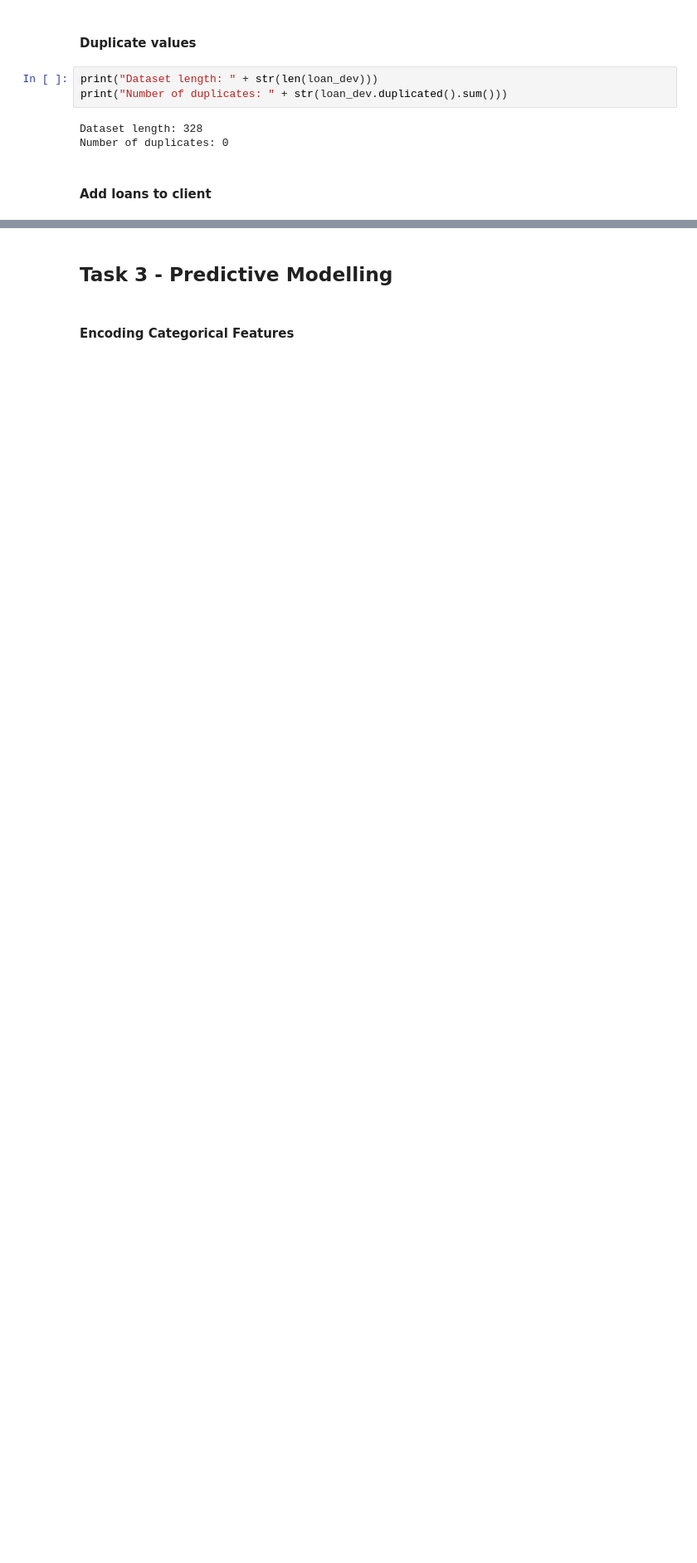
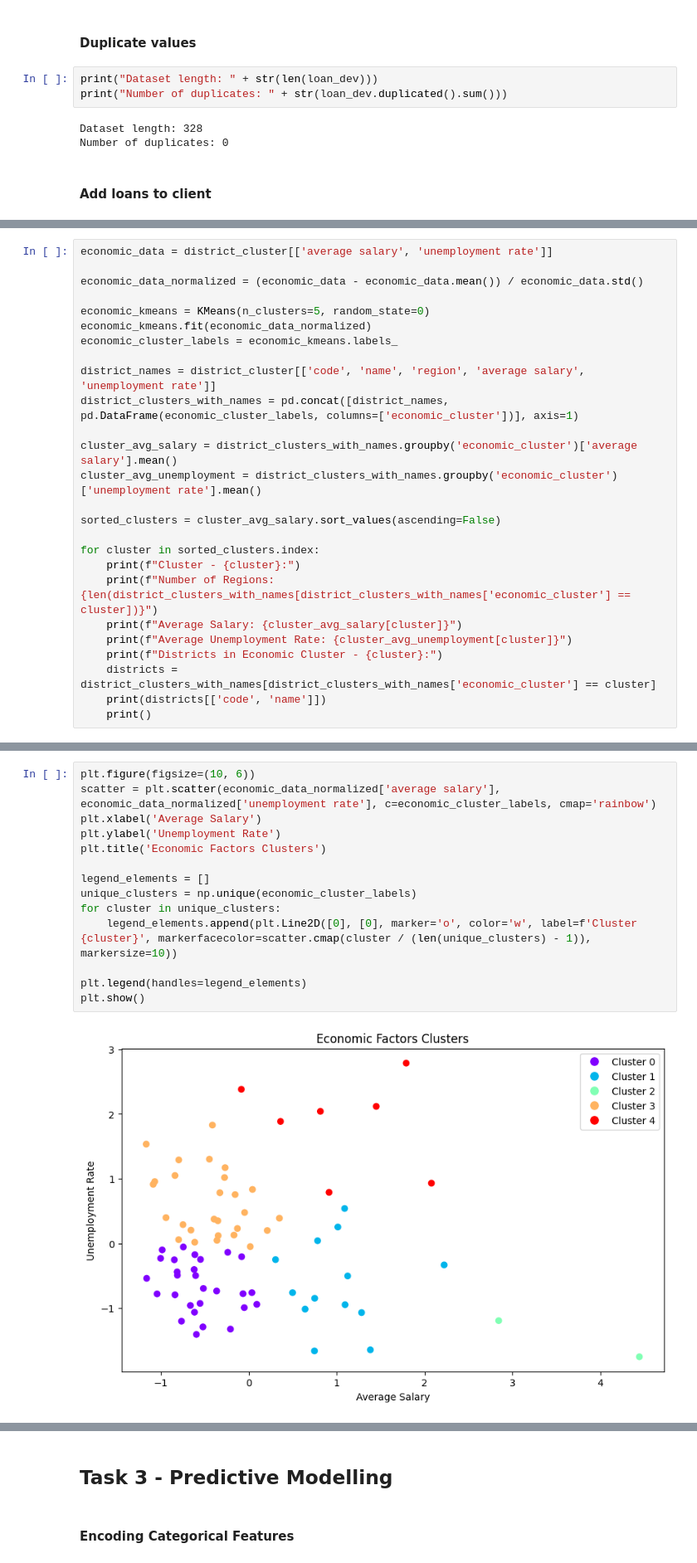
Before and after one commit to DanielaTomas/FCUP-DM1, a Jupyter notebook: DM1.ipynb, the cells around one changed output, grey strips where cells are left out. Shown at 83% size. Cells and saved outputs as stored; diff of their text form; blank space fills up the shorter version.

```diff
--- a/DM1.ipynb
+++ b/DM1.ipynb
@@ -997,0 +1058,26 @@ account_disp_client_loan.head()
+# %%
+economic_data = district_cluster[['average salary', 'unemployment rate']]
+
+economic_data_normalized = (economic_data - economic_data.mean()) / economic_data.std()
+
+economic_kmeans = KMeans(n_clusters=5, random_state=0)
+economic_kmeans.fit(economic_data_normalized)
+economic_cluster_labels = economic_kmeans.labels_
+
+district_names = district_cluster[['code', 'name', 'region', 'average salary', 'unemployment rate']]
+district_clusters_with_names = pd.concat([district_names, pd.DataFrame(economic_cluster_labels, columns=['economic_cluster'])], axis=1)
+
+cluster_avg_salary = district_clusters_with_names.groupby('economic_cluster')['average salary'].mean()
+cluster_avg_unemployment = district_clusters_with_names.groupby('economic_cluster')['unemployment rate'].mean()
+
+sorted_clusters = cluster_avg_salary.sort_values(ascending=False)
+
+for cluster in sorted_clusters.index:
+    print(f"Cluster - {cluster}:")
+    print(f"Number of Regions: {len(district_clusters_with_names[district_clusters_with_names['economic_cluster'] == cluster])}")
+    print(f"Average Salary: {cluster_avg_salary[cluster]}")
+    print(f"Average Unemployment Rate: {cluster_avg_unemployment[cluster]}")
+    print(f"Districts in Economic Cluster - {cluster}:")
+    districts = district_clusters_with_names[district_clusters_with_names['economic_cluster'] == cluster]
+    print(districts[['code', 'name']])
+    print()
@@ -997,0 +1104,16 @@ account_disp_client_loan.head()
+# %%
+plt.figure(figsize=(10, 6))
+scatter = plt.scatter(economic_data_normalized['average salary'], economic_data_normalized['unemployment rate'], c=economic_cluster_labels, cmap='rainbow')
+plt.xlabel('Average Salary')
+plt.ylabel('Unemployment Rate')
+plt.title('Economic Factors Clusters')
+
+legend_elements = []
+unique_clusters = np.unique(economic_cluster_labels)
+for cluster in unique_clusters:
+    legend_elements.append(plt.Line2D([0], [0], marker='o', color='w', label=f'Cluster {cluster}', markerfacecolor=scatter.cmap(cluster / (len(unique_clusters) - 1)), markersize=10))
+
+plt.legend(handles=legend_elements)
+plt.show()
+# %% [output]
+[figure, added]
```
Also changed, not shown: parts of 63 cells of this notebook, 2 other files.
